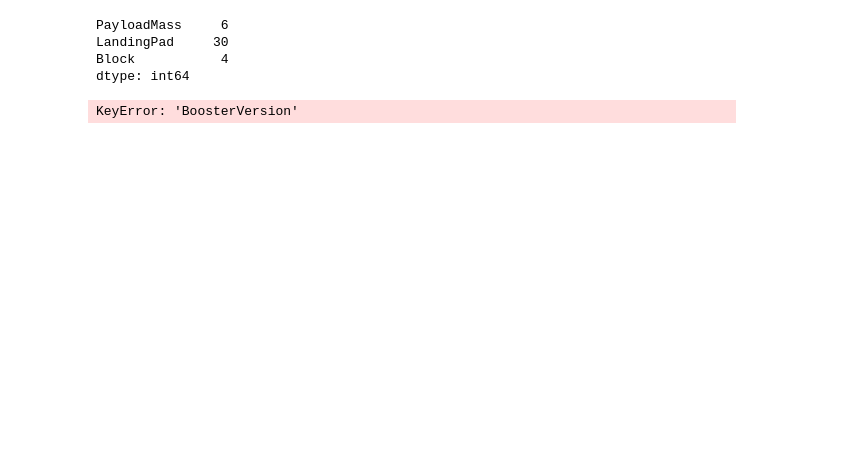
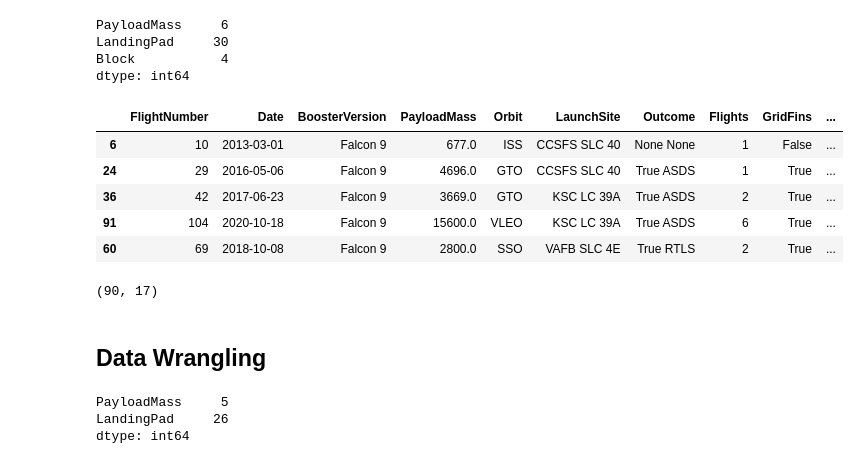
Before and after one commit to Hasan082/AI_and_Machine_learning, a Jupyter notebook: machien_learning/Applied Data Science Capstone/1. Collecting_Wrangling_Data_from_Api.ipynb, the cells around one changed output. Saved outputs shown, nothing was run; the diff lists cells and outputs as text; code cells hidden in the pictures; blank space fills up the shorter version.

Commit message:
Handle missing value

```diff
--- a/machien_learning/Applied Data Science Capstone/1. Collecting_Wrangling_Data_from_Api.ipynb
+++ b/machien_learning/Applied Data Science Capstone/1. Collecting_Wrangling_Data_from_Api.ipynb
@@ -243,6 +247,27 @@ LandingPad     30
 Block           4
 dtype: int64
 # %%
-data['BoosterVersion'] = data[data['BoosterVersion']!='Falcon 1']
+data_falcon9 = df[df['BoosterVersion'] != 'Falcon 1']
+data_falcon9.sample(5)
 # %% [output]
-KeyError: 'BoosterVersion'
+|  | FlightNumber | Date | BoosterVersion | PayloadMass | Orbit | LaunchSite | Outcome | Flights | GridFins | ... |
+| 6 | 10 | 2013-03-01 | Falcon 9 | 677.0 | ISS | CCSFS SLC 40 | None None | 1 | False | ... |
+| 24 | 29 | 2016-05-06 | Falcon 9 | 4696.0 | GTO | CCSFS SLC 40 | True ASDS | 1 | True | ... |
+| 36 | 42 | 2017-06-23 | Falcon 9 | 3669.0 | GTO | KSC LC 39A | True ASDS | 2 | True | ... |
+| 91 | 104 | 2020-10-18 | Falcon 9 | 15600.0 | VLEO | KSC LC 39A | True ASDS | 6 | True | ... |
+| 60 | 69 | 2018-10-08 | Falcon 9 | 2800.0 | SSO | VAFB SLC 4E | True RTLS | 2 | True | ... |
+# %%
+data_falcon9.shape
+# %% [output]
+(90, 17)
+# %% [markdown]
+## Data Wrangling
+# %%
+# Check the null value
+nl = data_falcon9.isna().sum()
+nl = nl[nl > 0]
+nl
+# %% [output]
+PayloadMass     5
+LandingPad     26
+dtype: int64
```
Also changed, not shown: parts of 19 cells of this notebook.
